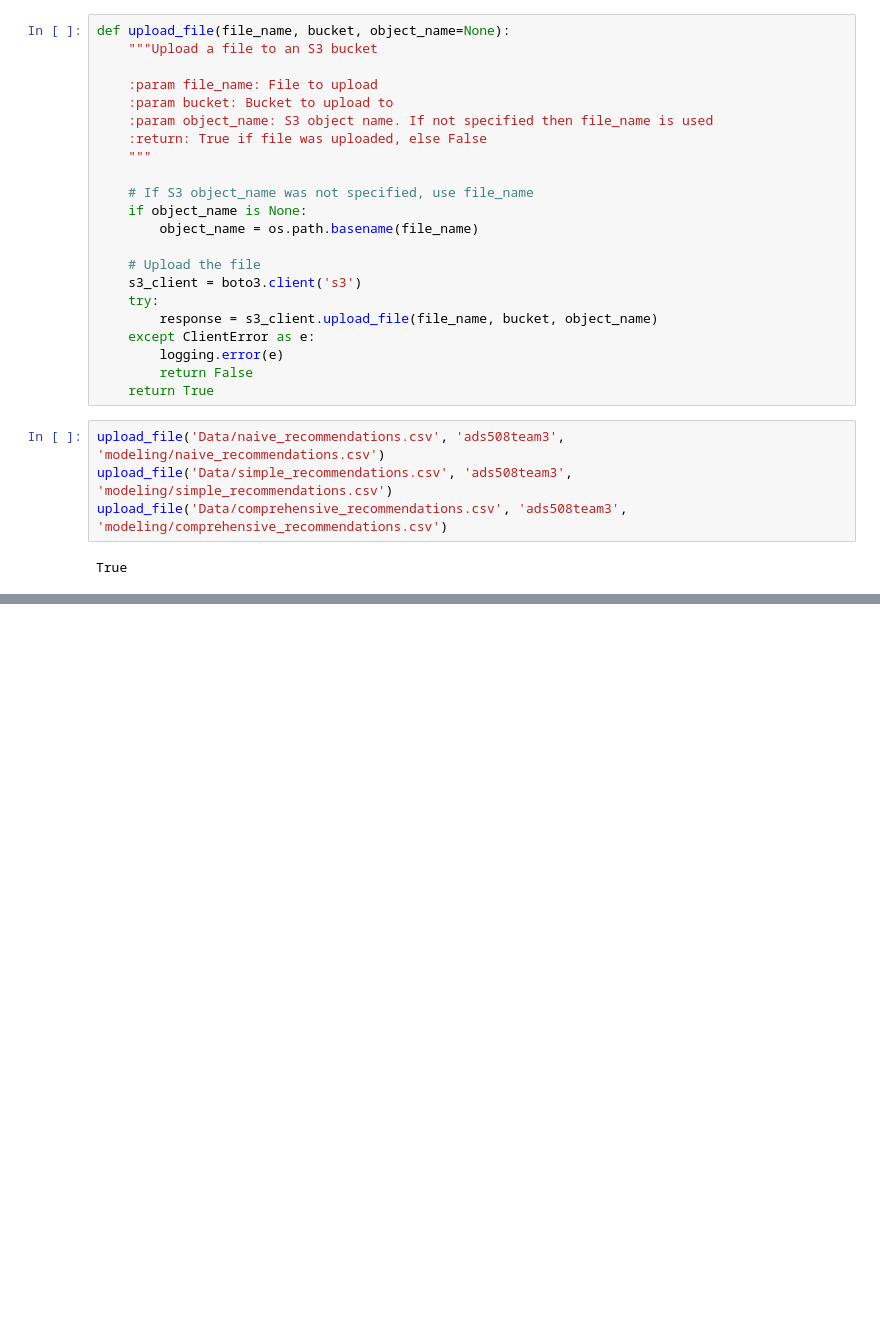
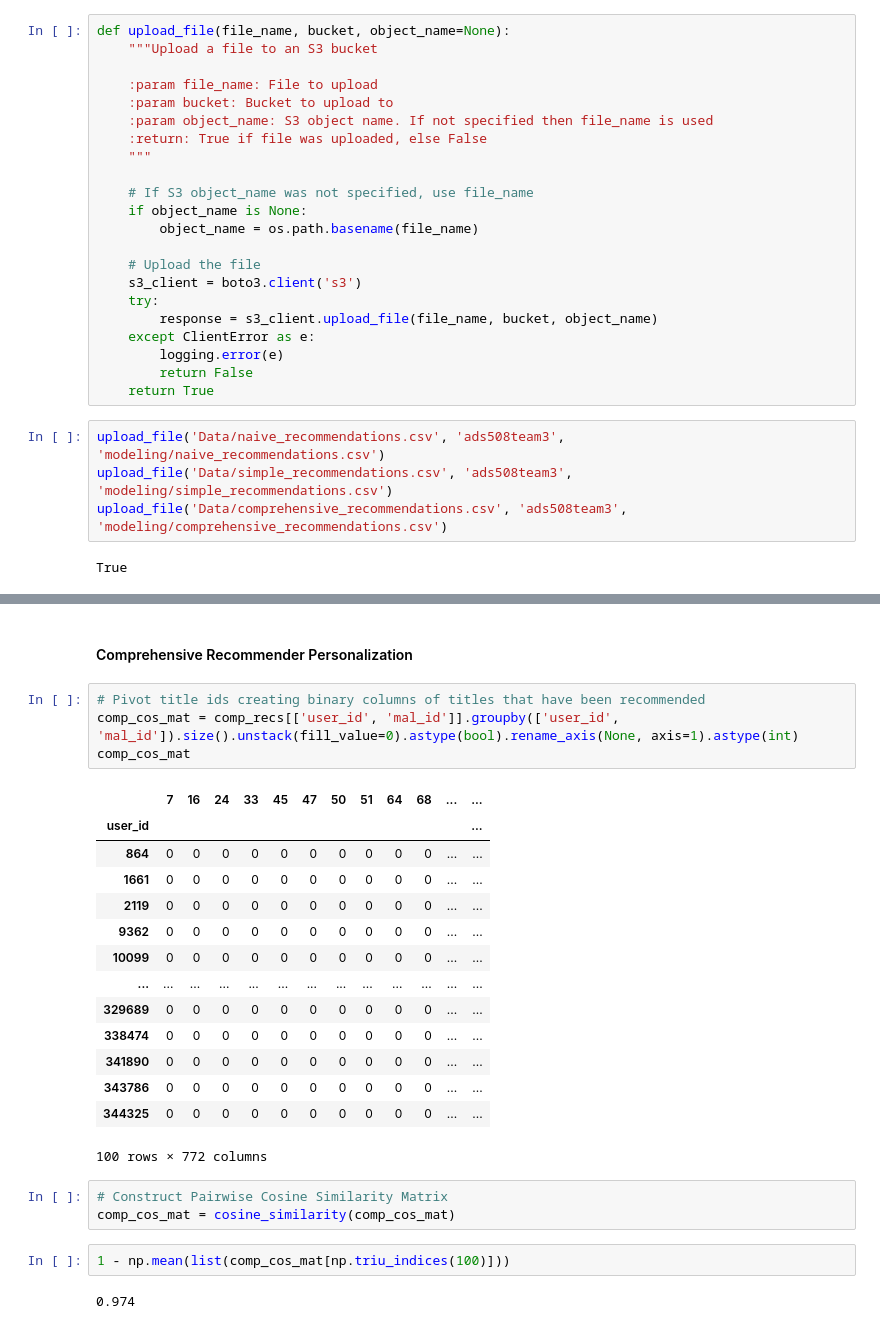
Before and after one commit to zeegeeko/ADS508-Recommender-System, a Jupyter notebook: Team3_Modeling.ipynb, the cells around one changed output, grey strips where cells are left out. Cells and saved outputs as stored; diff of their text form; blank space fills up the shorter version.

```diff
--- a/Team3_Modeling.ipynb
+++ b/Team3_Modeling.ipynb
@@ -726,0 +791,28 @@ True
+# %% [markdown]
+#### Comprehensive Recommender Personalization
+# %%
+# Pivot title ids creating binary columns of titles that have been recommended
+comp_cos_mat = comp_recs[['user_id', 'mal_id']].groupby(['user_id', 'mal_id']).size().unstack(fill_value=0).astype(bool).rename_axis(None, axis=1).astype(int)
+comp_cos_mat
+# %% [output]
+|  | 7 | 16 | 24 | 33 | 45 | 47 | 50 | 51 | 64 | 68 | ... | ... |
+| user_id |  |  |  |  |  |  |  |  |  |  |  | ... |
+| 864 | 0 | 0 | 0 | 0 | 0 | 0 | 0 | 0 | 0 | 0 | ... | ... |
+| 1661 | 0 | 0 | 0 | 0 | 0 | 0 | 0 | 0 | 0 | 0 | ... | ... |
+| 2119 | 0 | 0 | 0 | 0 | 0 | 0 | 0 | 0 | 0 | 0 | ... | ... |
+| 9362 | 0 | 0 | 0 | 0 | 0 | 0 | 0 | 0 | 0 | 0 | ... | ... |
+| 10099 | 0 | 0 | 0 | 0 | 0 | 0 | 0 | 0 | 0 | 0 | ... | ... |
+| ... | ... | ... | ... | ... | ... | ... | ... | ... | ... | ... | ... | ... |
+| 329689 | 0 | 0 | 0 | 0 | 0 | 0 | 0 | 0 | 0 | 0 | ... | ... |
+| 338474 | 0 | 0 | 0 | 0 | 0 | 0 | 0 | 0 | 0 | 0 | ... | ... |
+| 341890 | 0 | 0 | 0 | 0 | 0 | 0 | 0 | 0 | 0 | 0 | ... | ... |
+| 343786 | 0 | 0 | 0 | 0 | 0 | 0 | 0 | 0 | 0 | 0 | ... | ... |
+| 344325 | 0 | 0 | 0 | 0 | 0 | 0 | 0 | 0 | 0 | 0 | ... | ... |
+100 rows × 772 columns
+# %%
+# Construct Pairwise Cosine Similarity Matrix
+comp_cos_mat = cosine_similarity(comp_cos_mat)
+# %%
+1 - np.mean(list(comp_cos_mat[np.triu_indices(100)]))
+# %% [output]
+0.974
```
Also changed, not shown: parts of 13 cells of this notebook.
